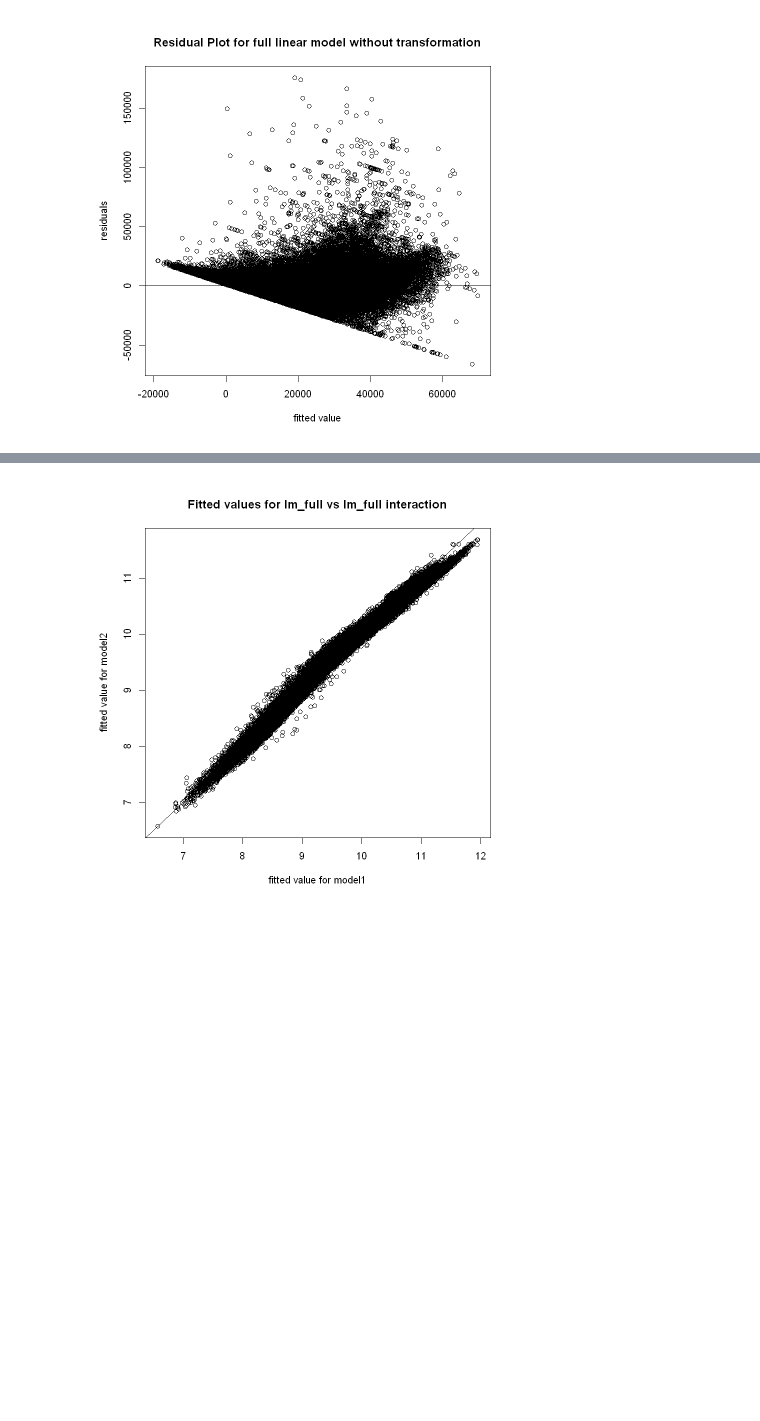
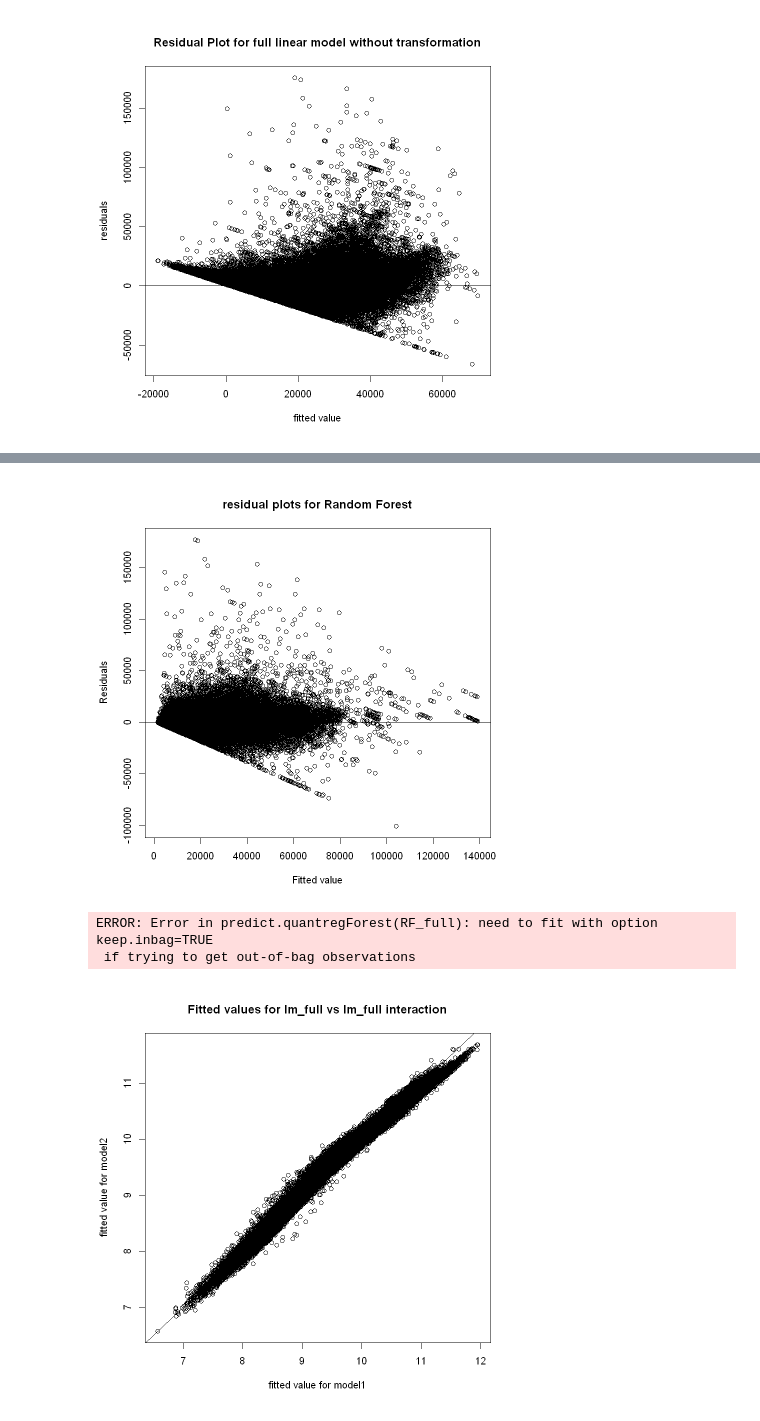
Before and after one commit to SorenRajani/STAT_447B_Project, a Jupyter notebook: 06-Validation.ipynb, the cells around one changed output, grey strips where cells are left out. Saved outputs shown, nothing was run; the diff lists cells and outputs as text; code cells hidden in the pictures; blank space fills up the shorter version.

```diff
--- a/06-Validation.ipynb
+++ b/06-Validation.ipynb
@@ -10,3 +12,4 @@ holdout = readRDS("04b-wrangledHoldout.rds")
 lm_model_full = readRDS("05a-lm.rds")
 interact_model_full = readRDS("05e-lmInteractions.rds")
 interact_model_subset = readRDS("05e-subsetlmInteractions.rds")
+RF_full = readRDS("05d-RF.rds")
@@ -53,2 +69,18 @@ res_plot(lm_dummy_model, "Residual Plot for full linear model without transforma
+# %%
+#saving rsiduals for random forest model
+fitted =RF_full$predicted
+res = RF_full$y-fitted
+# %%
+plot(fitted, res, main = "residual plots for Random Forest",
+     xlab = "Fitted value",
+     ylab = "Residuals")
+abline(0,0)
+# %% [output]
+[figure, added]
+# %%
+head(predict(RF_full, what))
+# %% [output]
+ERROR: Error in predict.quantregForest(RF_full): need to fit with option keep.inbag=TRUE
+ if trying to get out-of-bag observations
 # %%
 model_comp = function(model1, model2, title = "model1 vs model2"){
```
Also changed, not shown: parts of 12 cells of this notebook, 2 other files.
